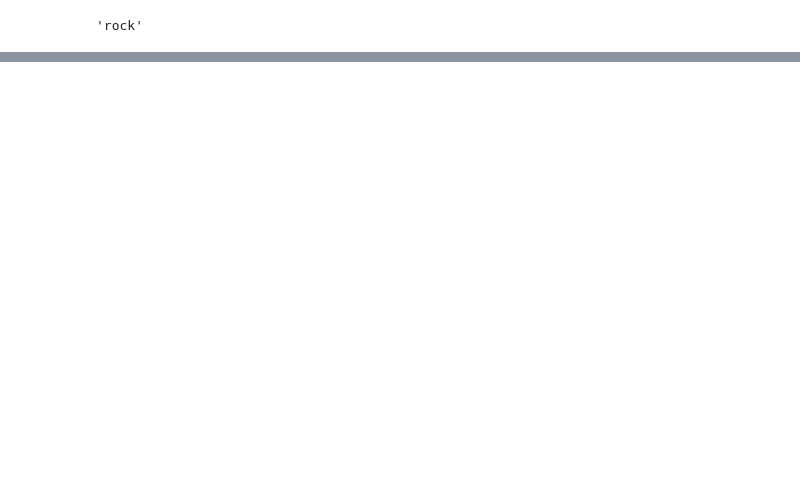
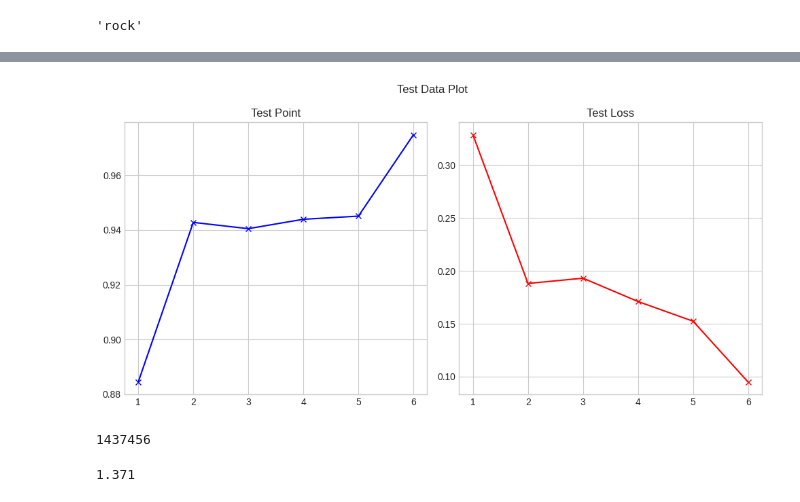
Before and after one commit to Kulnita/Hut, a Jupyter notebook: Lab 01.ipynb, the cells around one changed output, grey strips where cells are left out. Saved outputs shown, nothing was run; the diff lists cells and outputs as text; code cells hidden in the pictures; blank space fills up the shorter version.

```diff
--- a/Lab 01.ipynb
+++ b/Lab 01.ipynb
@@ -147,0 +154,4 @@ result
+# %%
+plot.testiplot
+# %% [output]
+[figure, added]
@@ -147,0 +174,16 @@ result
+# %%
+import pathlib
+
+tflite_model = tflite_model.convert()
+
+tflite_model_file = pathlib.Path("modelite.tflite")
+
+tflite_model_file.write_bytes(tflite_model)
+# %% [output]
+1437456
+# %%
+meta = lambda filepath : os.path.getsize(filepath) / float(2**20)
+
+round(meta("/content/modelite.tflite"), 3)
+# %% [output]
+1.371
```
Also changed, not shown: parts of 12 cells of this notebook.
